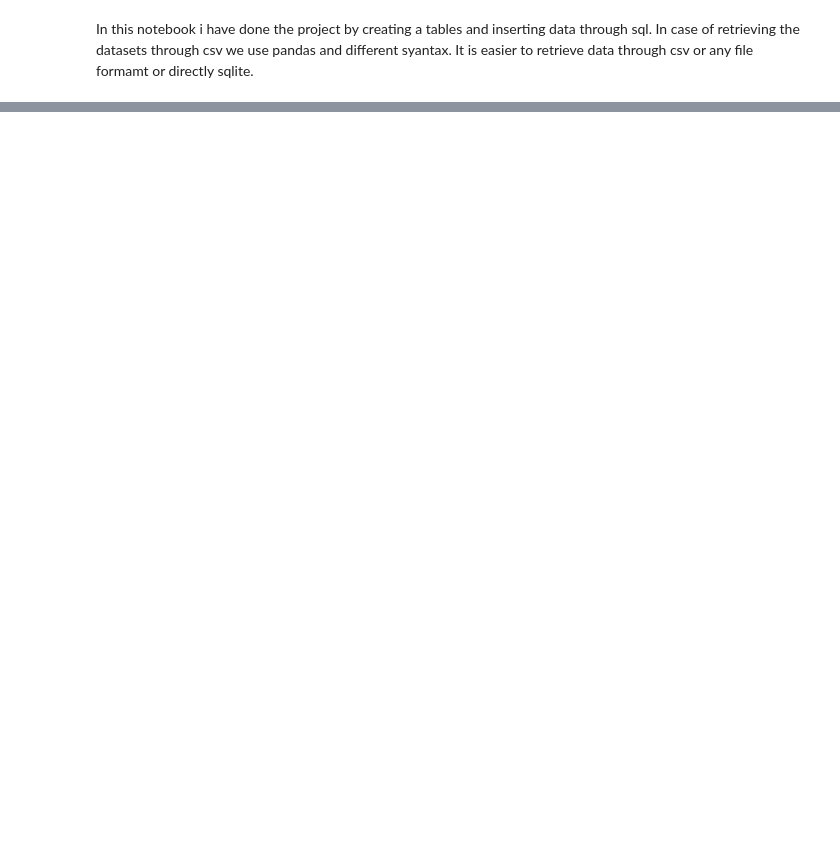
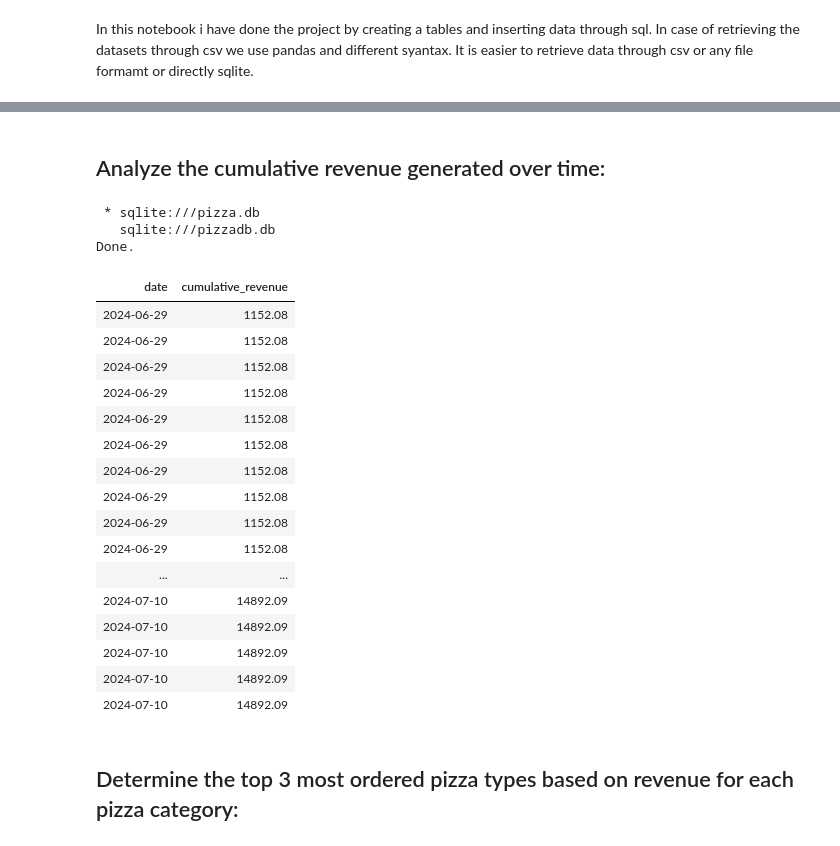
Before and after one commit to PardeepBhurtel/Pizza_sales-analysis_sql_project, a Jupyter notebook: notebook/analysis.ipynb, the cells around one changed output, grey strips where cells are left out. Cells and saved outputs as stored; diff of their text form; code cells hidden in the pictures; blank space fills up the shorter version.

```diff
--- a/notebook/analysis.ipynb
+++ b/notebook/analysis.ipynb
@@ -50,0 +471,31 @@ Done.
+# %% [markdown]
+## Analyze the cumulative revenue generated over time:
+# %%
+%%sql
+SELECT O.date, SUM(P.Price * OD.quantity) OVER (ORDER BY O.date) AS cumulative_revenue
+FROM Orders O
+JOIN Order_details OD ON O.order_id = OD.order_id
+JOIN Pizzas P ON OD.pizza_id = P.Pizza_id;
+# %% [output]
+ * sqlite:///pizza.db
+   sqlite:///pizzadb.db
+Done.
+| date | cumulative_revenue |
+| 2024-06-29 | 1152.08 |
+| 2024-06-29 | 1152.08 |
+| 2024-06-29 | 1152.08 |
+| 2024-06-29 | 1152.08 |
+| 2024-06-29 | 1152.08 |
+| 2024-06-29 | 1152.08 |
+| 2024-06-29 | 1152.08 |
+| 2024-06-29 | 1152.08 |
+| 2024-06-29 | 1152.08 |
+| 2024-06-29 | 1152.08 |
+| ... | ... |
+| 2024-07-10 | 14892.09 |
+| 2024-07-10 | 14892.09 |
+| 2024-07-10 | 14892.09 |
+| 2024-07-10 | 14892.09 |
+| 2024-07-10 | 14892.09 |
+# %% [markdown]
+## Determine the top 3 most ordered pizza types based on revenue for each pizza category:
```
Also changed, not shown: parts of 40 cells of this notebook, 1 other file.
